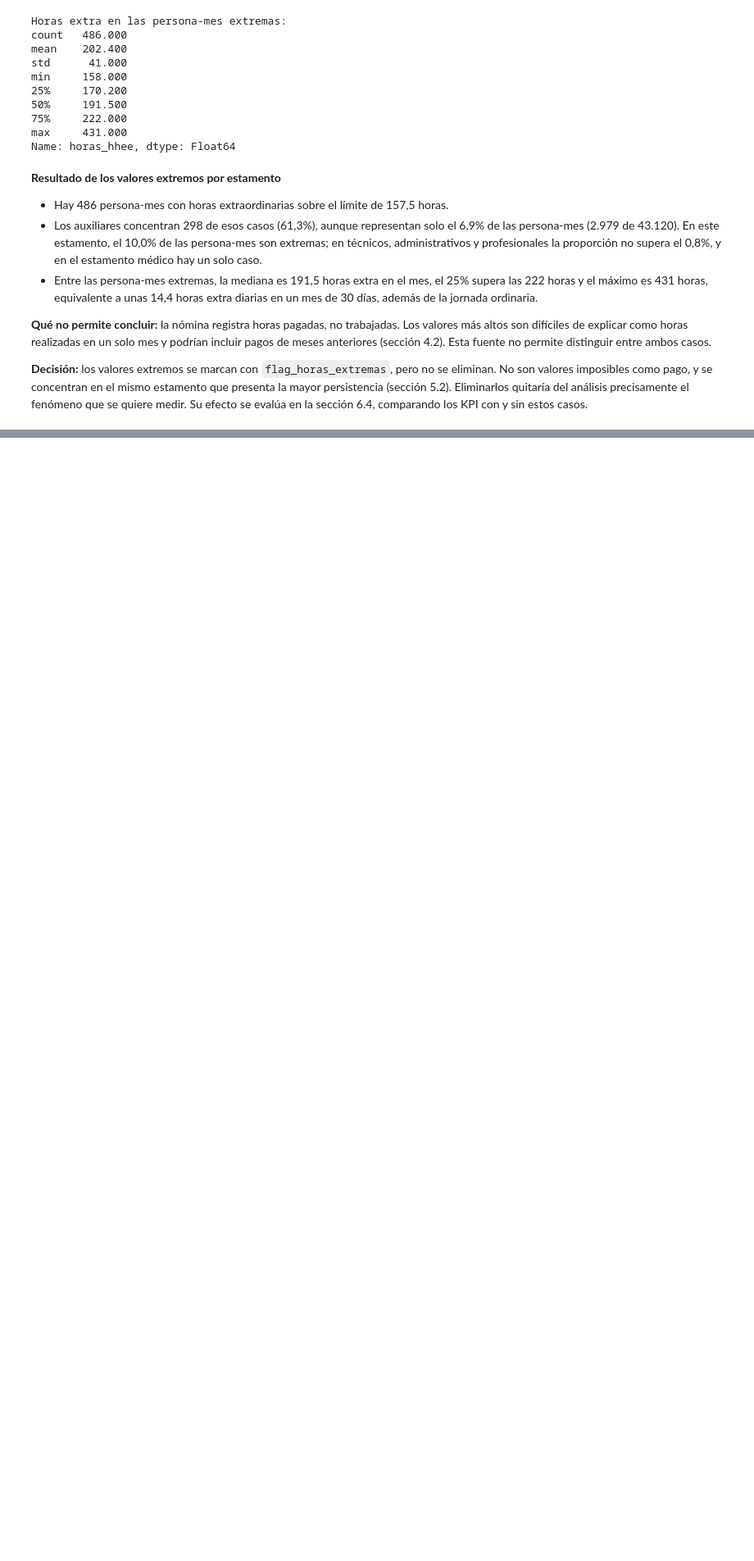
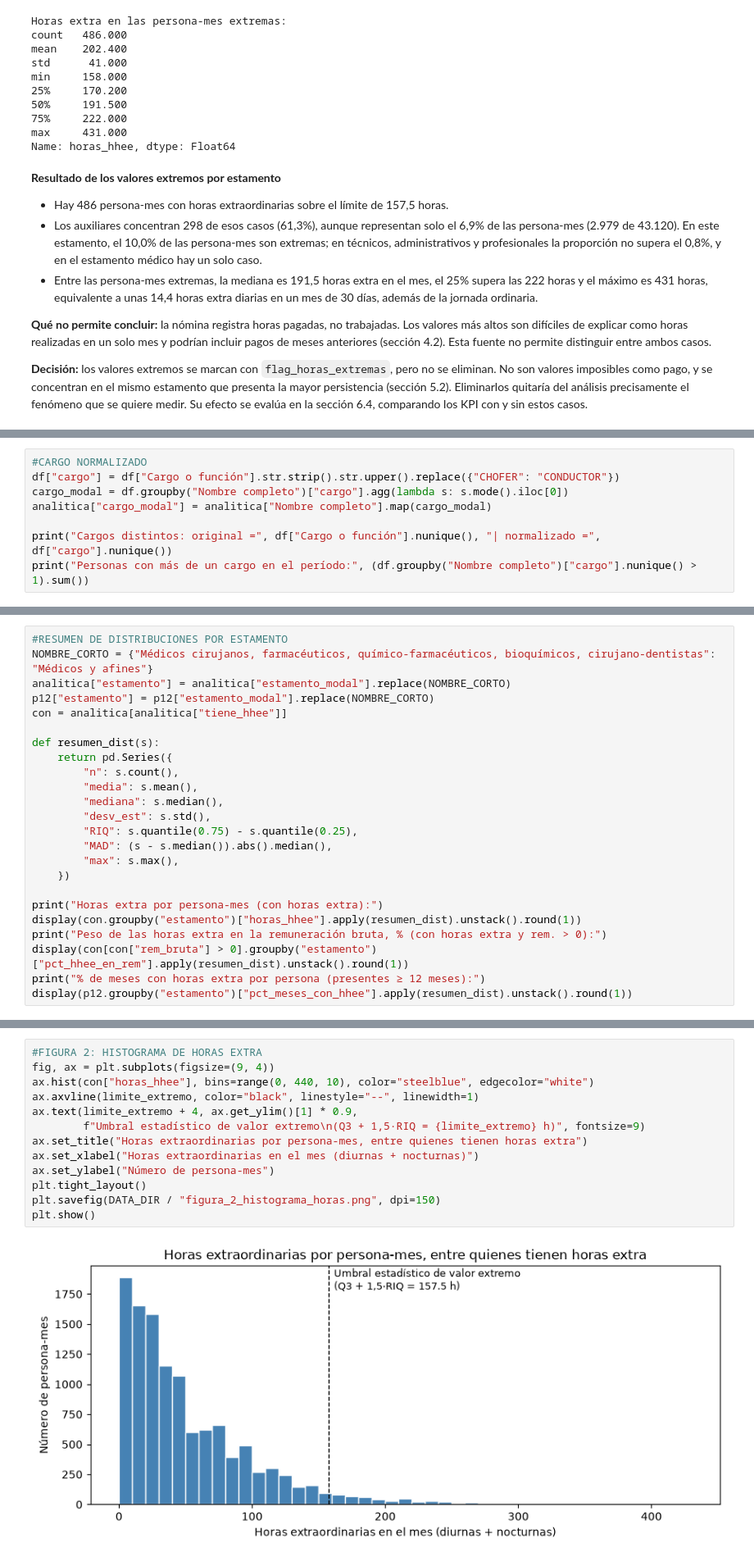
Before and after one commit to josenaxo/Proyecto-Business, a Jupyter notebook: Analysis/EDA.ipynb, the cells around one changed output, grey strips where cells are left out. Shown at 82% size. Cells and saved outputs as stored; diff of their text form; blank space fills up the shorter version.

```diff
--- a/Analysis/EDA.ipynb
+++ b/Analysis/EDA.ipynb
@@ -1016,0 +1074,8 @@ Name: horas_hhee, dtype: Float64
+# %%
+#CARGO NORMALIZADO
+df["cargo"] = df["Cargo o función"].str.strip().str.upper().replace({"CHOFER": "CONDUCTOR"})
+cargo_modal = df.groupby("Nombre completo")["cargo"].agg(lambda s: s.mode().iloc[0])
+analitica["cargo_modal"] = analitica["Nombre completo"].map(cargo_modal)
+
+print("Cargos distintos: original =", df["Cargo o función"].nunique(), "| normalizado =", df["cargo"].nunique())
+print("Personas con más de un cargo en el período:", (df.groupby("Nombre completo")["cargo"].nunique() > 1).sum())
@@ -1016,0 +1174,24 @@ Name: horas_hhee, dtype: Float64
+# %%
+#RESUMEN DE DISTRIBUCIONES POR ESTAMENTO
+NOMBRE_CORTO = {"Médicos cirujanos, farmacéuticos, químico-farmacéuticos, bioquímicos, cirujano-dentistas": "Médicos y afines"}
+analitica["estamento"] = analitica["estamento_modal"].replace(NOMBRE_CORTO)
+p12["estamento"] = p12["estamento_modal"].replace(NOMBRE_CORTO)
+con = analitica[analitica["tiene_hhee"]]
+
+def resumen_dist(s):
+    return pd.Series({
+        "n": s.count(),
+        "media": s.mean(),
+        "mediana": s.median(),
+        "desv_est": s.std(),
+        "RIQ": s.quantile(0.75) - s.quantile(0.25),
+        "MAD": (s - s.median()).abs().median(),
+        "max": s.max(),
+    })
+
+print("Horas extra por persona-mes (con horas extra):")
+display(con.groupby("estamento")["horas_hhee"].apply(resumen_dist).unstack().round(1))
+print("Peso de las horas extra en la remuneración bruta, % (con horas extra y rem. > 0):")
+display(con[con["rem_bruta"] > 0].groupby("estamento")["pct_hhee_en_rem"].apply(resumen_dist).unstack().round(1))
+print("% de meses con horas extra por persona (presentes ≥ 12 meses):")
+display(p12.groupby("estamento")["pct_meses_con_hhee"].apply(resumen_dist).unstack().round(1))
@@ -1016,0 +1223,15 @@ Name: horas_hhee, dtype: Float64
+# %%
+#FIGURA 2: HISTOGRAMA DE HORAS EXTRA
+fig, ax = plt.subplots(figsize=(9, 4))
+ax.hist(con["horas_hhee"], bins=range(0, 440, 10), color="steelblue", edgecolor="white")
+ax.axvline(limite_extremo, color="black", linestyle="--", linewidth=1)
+ax.text(limite_extremo + 4, ax.get_ylim()[1] * 0.9,
+        f"Umbral estadístico de valor extremo\n(Q3 + 1,5·RIQ = {limite_extremo} h)", fontsize=9)
+ax.set_title("Horas extraordinarias por persona-mes, entre quienes tienen horas extra")
+ax.set_xlabel("Horas extraordinarias en el mes (diurnas + nocturnas)")
+ax.set_ylabel("Número de persona-mes")
+plt.tight_layout()
+plt.savefig(DATA_DIR / "figura_2_histograma_horas.png", dpi=150)
+plt.show()
+# %% [output]
+[figure, added]
```
Also changed, not shown: parts of 25 cells of this notebook, 8 other files.
